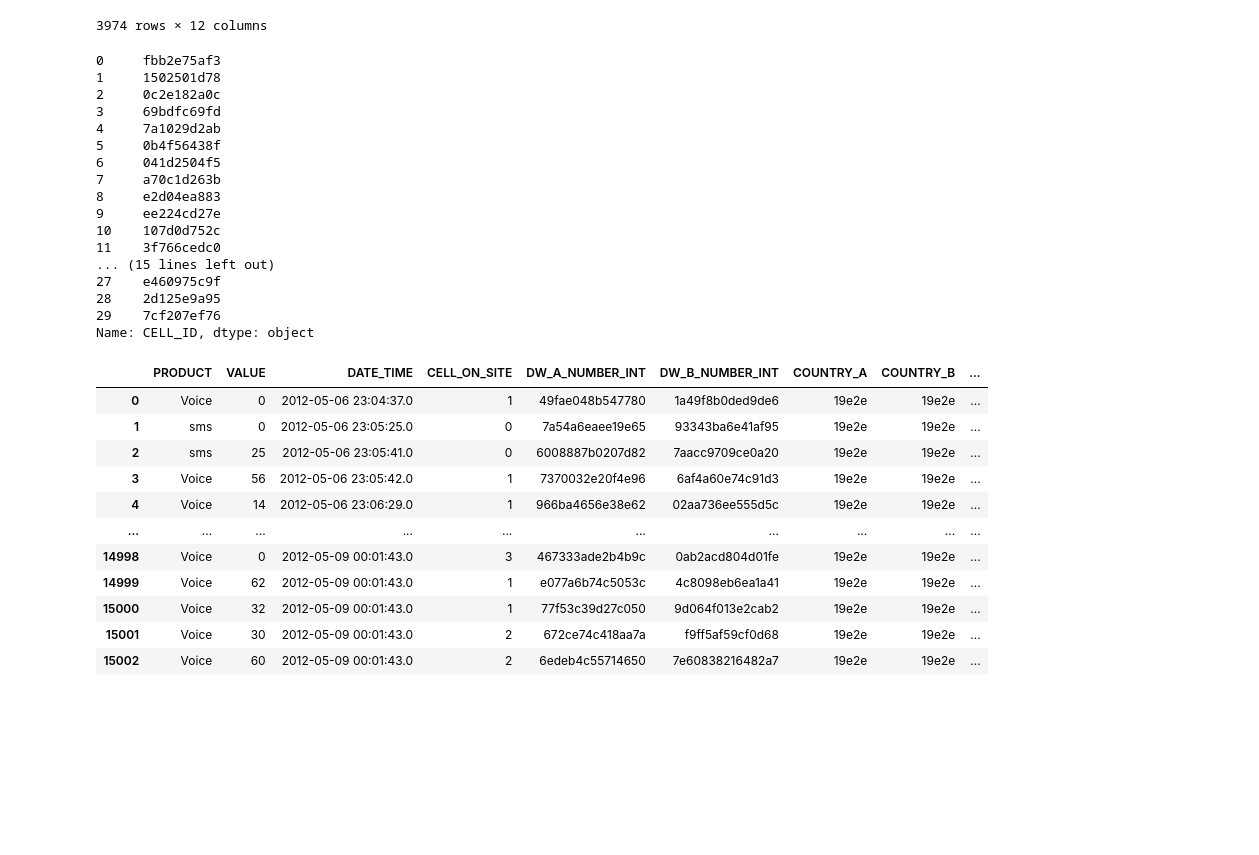
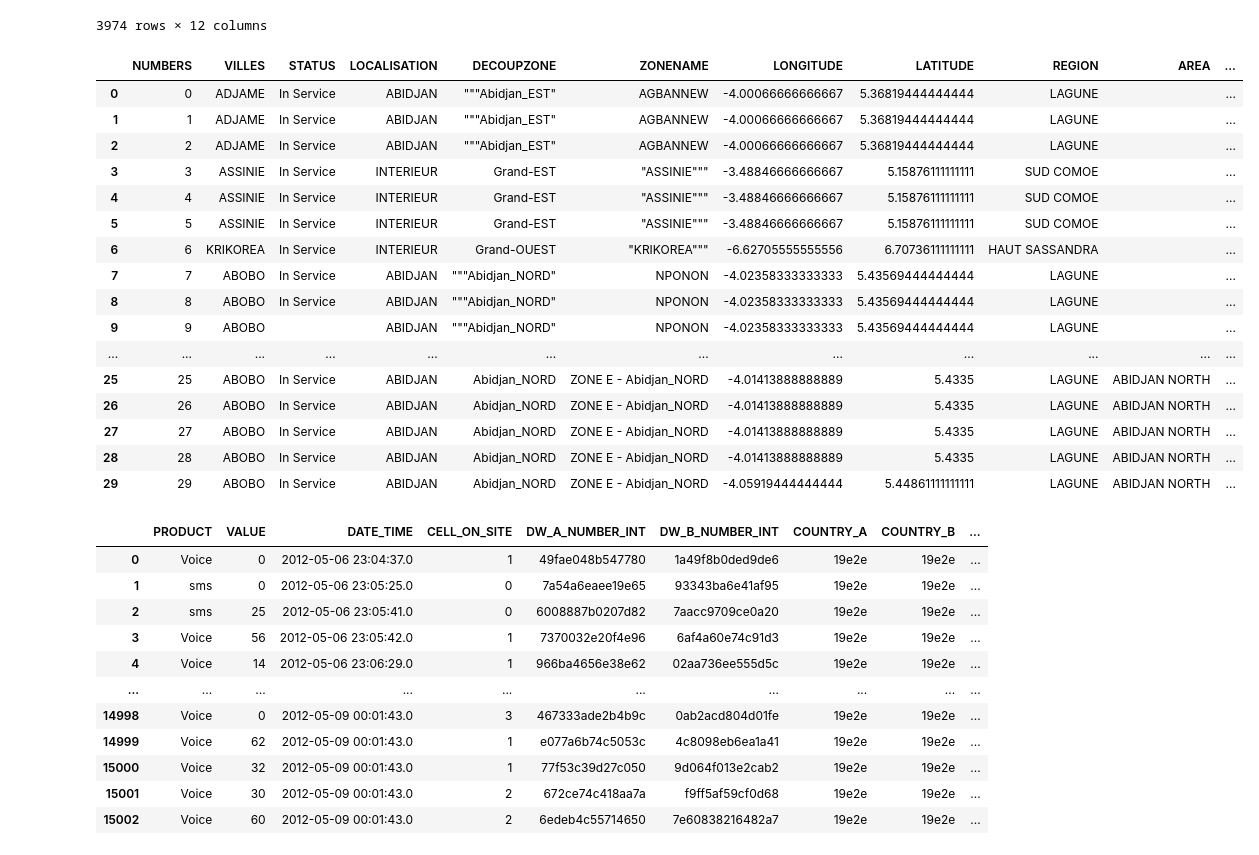
Before and after one commit to mmburu8/moringa_prep_projects, a Jupyter notebook: Moringa_Data_Science_Prep_W3_Independent_Project_2019_07_Martin_Mburu_Python.ipynb, the cells around one changed output. Cells and saved outputs as stored; diff of their text form; code cells hidden in the pictures; blank space fills up the shorter version.

```diff
--- a/Moringa_Data_Science_Prep_W3_Independent_Project_2019_07_Martin_Mburu_Python.ipynb
+++ b/Moringa_Data_Science_Prep_W3_Independent_Project_2019_07_Martin_Mburu_Python.ipynb
@@ -25,25 +25,25 @@ df
 3974 rows × 12 columns
 # %%
 df.columns = ["NUMBERS", "VILLES", "STATUS", "LOCALISATION", "DECOUPZONE", "ZONENAME", "LONGITUDE", "LATITUDE", "REGION", "AREA", "CELL_ID", "SITE_CODE",]
-df["CELL_ID"].head(30)
+df.head(30)
 # %% [output]
-0     fbb2e75af3
-1     1502501d78
-2     0c2e182a0c
-3     69bdfc69fd
-4     7a1029d2ab
-5     0b4f56438f
-6     041d2504f5
-7     a70c1d263b
-8     e2d04ea883
-9     ee224cd27e
-10    107d0d752c
-11    3f766cedc0
-... (15 lines left out)
-27    e460975c9f
-28    2d125e9a95
-29    7cf207ef76
-Name: CELL_ID, dtype: object
+|  | NUMBERS | VILLES | STATUS | LOCALISATION | DECOUPZONE | ZONENAME | LONGITUDE | LATITUDE | REGION | AREA | ... |
+| 0 | 0 | ADJAME | In Service | ABIDJAN | """Abidjan_EST" | AGBANNEW | -4.00066666666667 | 5.36819444444444 | LAGUNE |  | ... |
+| 1 | 1 | ADJAME | In Service | ABIDJAN | """Abidjan_EST" | AGBANNEW | -4.00066666666667 | 5.36819444444444 | LAGUNE |  | ... |
+| 2 | 2 | ADJAME | In Service | ABIDJAN | """Abidjan_EST" | AGBANNEW | -4.00066666666667 | 5.36819444444444 | LAGUNE |  | ... |
+| 3 | 3 | ASSINIE | In Service | INTERIEUR | Grand-EST | "ASSINIE""" | -3.48846666666667 | 5.15876111111111 | SUD COMOE |  | ... |
+| 4 | 4 | ASSINIE | In Service | INTERIEUR | Grand-EST | "ASSINIE""" | -3.48846666666667 | 5.15876111111111 | SUD COMOE |  | ... |
+| 5 | 5 | ASSINIE | In Service | INTERIEUR | Grand-EST | "ASSINIE""" | -3.48846666666667 | 5.15876111111111 | SUD COMOE |  | ... |
+| 6 | 6 | KRIKOREA | In Service | INTERIEUR | Grand-OUEST | "KRIKOREA""" | -6.62705555555556 | 6.70736111111111 | HAUT SASSANDRA |  | ... |
+| 7 | 7 | ABOBO | In Service | ABIDJAN | """Abidjan_NORD" | NPONON | -4.02358333333333 | 5.43569444444444 | LAGUNE |  | ... |
+| 8 | 8 | ABOBO | In Service | ABIDJAN | """Abidjan_NORD" | NPONON | -4.02358333333333 | 5.43569444444444 | LAGUNE |  | ... |
+| 9 | 9 | ABOBO |  | ABIDJAN | """Abidjan_NORD" | NPONON | -4.02358333333333 | 5.43569444444444 | LAGUNE |  | ... |
+| ... | ... | ... | ... | ... | ... | ... | ... | ... | ... | ... | ... |
+| 25 | 25 | ABOBO | In Service | ABIDJAN | Abidjan_NORD | ZONE E - Abidjan_NORD | -4.01413888888889 | 5.4335 | LAGUNE | ABIDJAN NORTH | ... |
+| 26 | 26 | ABOBO | In Service | ABIDJAN | Abidjan_NORD | ZONE E - Abidjan_NORD | -4.01413888888889 | 5.4335 | LAGUNE | ABIDJAN NORTH | ... |
+| 27 | 27 | ABOBO | In Service | ABIDJAN | Abidjan_NORD | ZONE E - Abidjan_NORD | -4.01413888888889 | 5.4335 | LAGUNE | ABIDJAN NORTH | ... |
+| 28 | 28 | ABOBO | In Service | ABIDJAN | Abidjan_NORD | ZONE E - Abidjan_NORD | -4.01413888888889 | 5.4335 | LAGUNE | ABIDJAN NORTH | ... |
+| 29 | 29 | ABOBO | In Service | ABIDJAN | Abidjan_NORD | ZONE E - Abidjan_NORD | -4.05919444444444 | 5.44861111111111 | LAGUNE | ABIDJAN NORTH | ... |
 # %%
 day_1 = pd.read_csv("Telcom_dataset.csv")
 day_1.rename(columns = {"PRODUTC": "PRODUCT"}, inplace = True)
```
Also changed, not shown: parts of 10 cells of this notebook.
